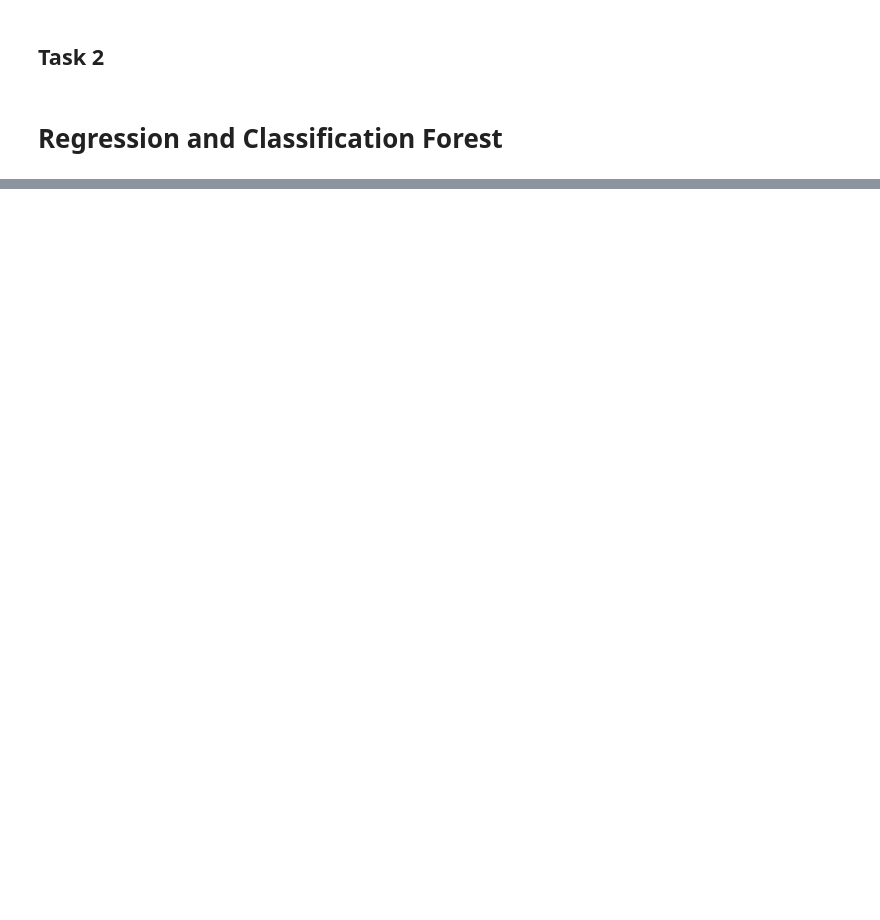
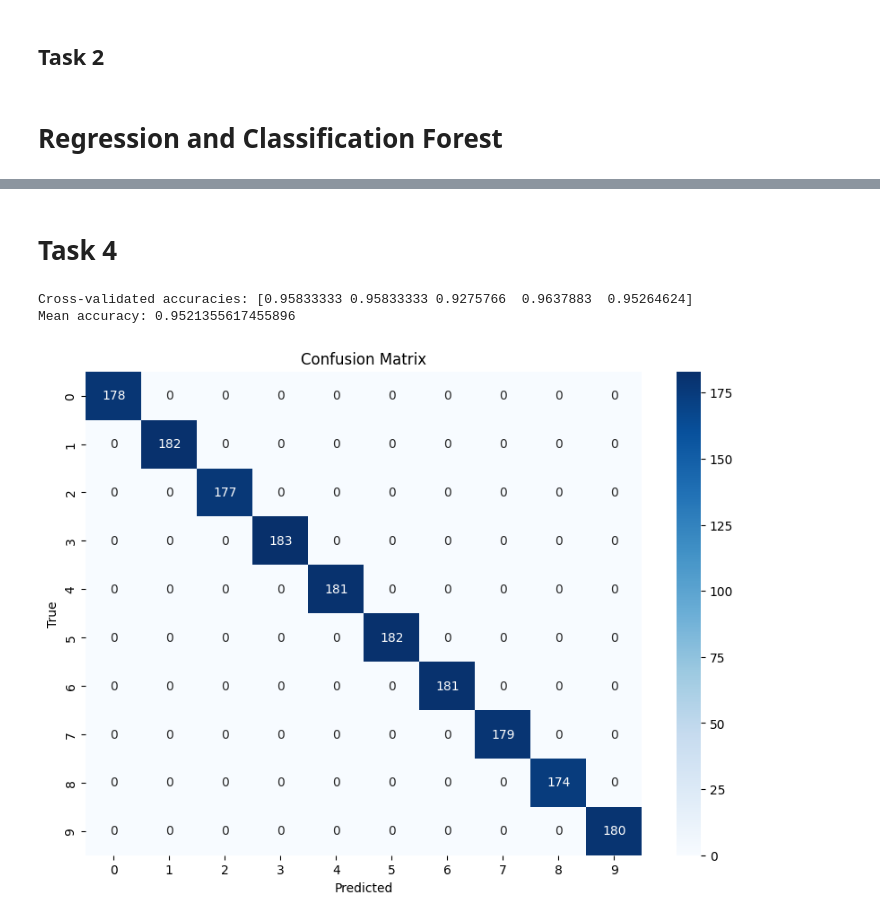
Before and after one commit to smitha13798/Machine-Learning-Essentials_Exercises, a Jupyter notebook: MLE_exercise-6_Task1.ipynb, the cells around one changed output, grey strips where cells are left out. Drawn from its saved outputs; the diff is of its cells as text; code cells hidden in the pictures; blank space fills up the shorter version.

Commit message:
Task 3 and 4 added

```diff
--- a/MLE_exercise-6_Task1.ipynb
+++ b/MLE_exercise-6_Task1.ipynb
@@ -389,0 +394,2 @@ Mean accuracy: 0.9554719900959455
+# %% [markdown]
+# Task 4
@@ -389,0 +428,38 @@ Mean accuracy: 0.9554719900959455
+# %%
+from sklearn.model_selection import cross_val_score, KFold
+from sklearn.datasets import load_digits
+from sklearn.metrics import confusion_matrix, accuracy_score
+import matplotlib.pyplot as plt
+import seaborn as sns
+
+# Load the digits dataset
+digits = load_digits()
+X = digits.data
+y = digits.target
+
+# Initialize the one-vs-rest regression forest
+regression_forest = RegressionForestOneVsRest(n_trees=100)
+
+# Perform cross-validation
+kf = KFold(n_splits=5, shuffle=True, random_state=42)
+accuracies = cross_val_score(regression_forest, X, y, cv=kf, scoring='accuracy')
+
+print(f'Cross-validated accuracies: {accuracies}')
+print(f'Mean accuracy: {np.mean(accuracies)}')
+
+# Fit and predict for the confusion matrix
+regression_forest.fit(X, y)
+y_pred = regression_forest.predict(X)
+
+# Plot the confusion matrix
+cm = confusion_matrix(y, y_pred)
+plt.figure(figsize=(10, 7))
+sns.heatmap(cm, annot=True, fmt='d', cmap='Blues')
+plt.xlabel('Predicted')
+plt.ylabel('True')
+plt.title('Confusion Matrix')
+plt.show()
+# %% [output]
+Cross-validated accuracies: [0.95833333 0.95833333 0.9275766  0.9637883  0.95264624]
+Mean accuracy: 0.9521355617455896
+[figure, added]
```
Also changed, not shown: parts of 7 cells of this notebook.
